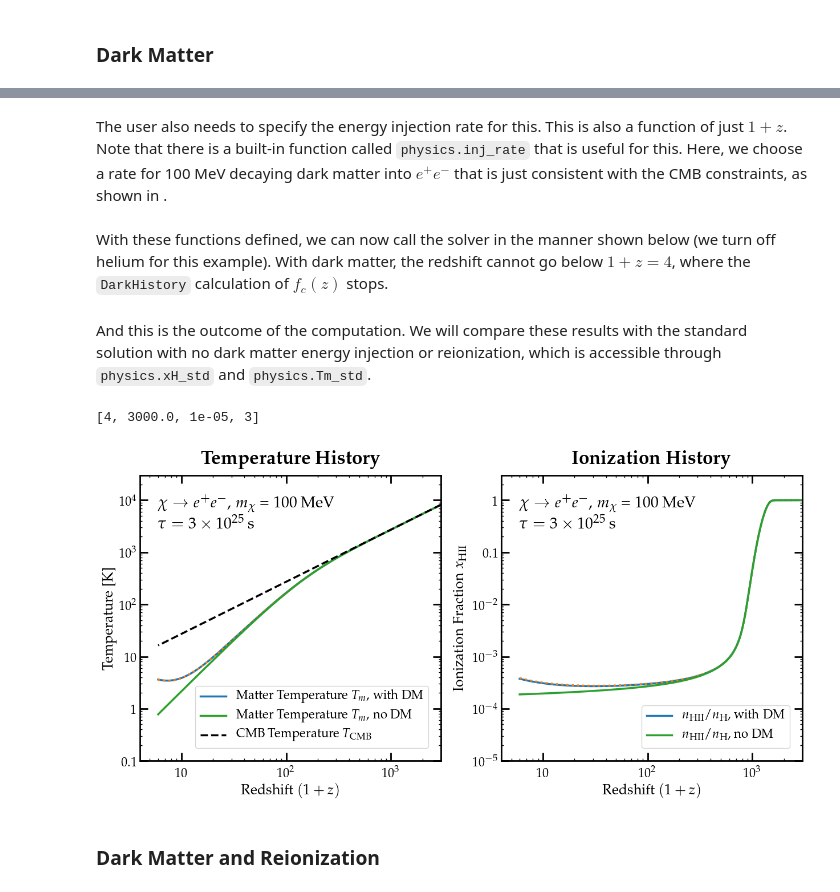
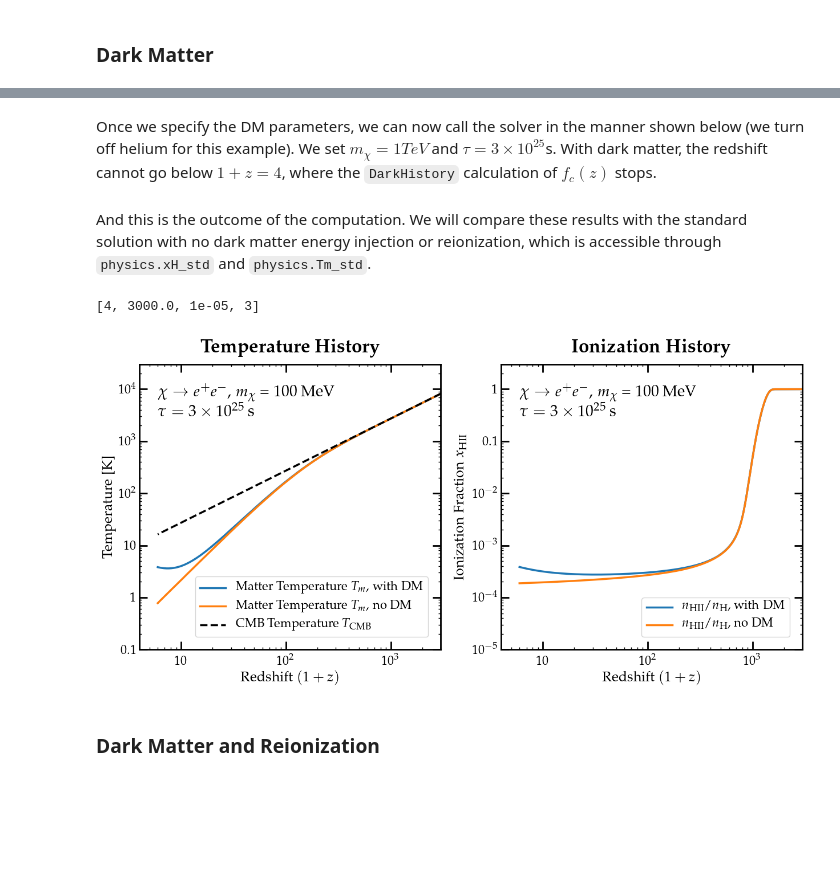
Before and after one commit to hongwanliu/DarkHistory, a Jupyter notebook: examples/Example_8_Ionization_and_Thermal_History.ipynb, the cells around one changed output, grey strips where cells are left out. Drawn from its saved outputs; the diff is of its cells as text; code cells hidden in the pictures; blank space fills up the shorter version.

Commit message:
Cleaned up Example 8 to use the new tla.get_history with the baseline_f option
* also cleaned Example 9, 10, and 11

```diff
--- a/examples/Example_8_Ionization_and_Thermal_History.ipynb
+++ b/examples/Example_8_Ionization_and_Thermal_History.ipynb
@@ -487,2 +444,0 @@ def f_heating(rs, xHI, xHeI, xHeII):
-# %% [markdown]
-The user also needs to specify the energy injection rate for this. This is also a function of just $1+z$. Note that there is a built-in function called `physics.inj_rate` that is useful for this. Here, we choose a rate for 100 MeV decaying dark matter into $e^+e^-$ that is just consistent with the CMB constraints, as shown in <cite data-cite="6232408/VKMX8MFJ"></cite>.
@@ -495,39 +445,28 @@ def dm_injection_rate(rs):
 # %% [markdown]
-With these functions defined, we can now call the solver in the manner shown below (we turn off helium for this example). With dark matter, the redshift cannot go below $1+z = 4$, where the `DarkHistory` calculation of $f_c(z)$ stops.
+Once we specify the DM parameters, we can now call the solver in the manner shown below (we turn off helium for this example).  We set $m_\chi = 1 TeV$ and $\tau = 3 \times 10^{25}$s.  With dark matter, the redshift cannot go below $1+z = 4$, where the `DarkHistory` calculation of $f_c(z)$ stops.
 # %%
 %autoreload
 rs_vec_DM = np.flipud(np.arange(6, 3000., 0.1))
 
-soln_DM_bak = tla.get_history(
-    rs_vec_DM,
-    f_H_ion=f_H_ion, f_H_exc=f_H_exc,
-    f_heating=f_heating, injection_rate=dm_injection_rate,
+soln_DM = tla.get_history(
+    rs_vec_DM, baseline_f = True,
+    inj_particle = 'elec', DM_process = 'decay',
+    mDM=1e12, lifetime = 3e25,
     reion_switch=False,
-    helium_TLA=False
+    helium_TLA=False,
+    mxstep=2000
 )
-
-soln_DM = tla.get_history(
-    rs_vec_DM, baseline_f = True, inj_particle='elec',
-    DM_process = 'decay',
-    mDM = 1e12, lifetime = 3e25,
-    reion_switch=False,
-    helium_TLA=False
-)
 # %% [markdown]
 And this is the outcome of the computation. We will compare these results with the standard solution with no dark matter energy injection or reionization, which is accessible through `physics.xH_std` and `physics.Tm_std`.
 # %%
 Tm_DM = soln_DM[:,0]/phys.kB
 xHII_DM = soln_DM[:,1]
-
-Tm_DM_bak = soln_DM_bak[:,0]/phys.kB
-xHII_DM_bak = soln_DM_bak[:,1]
 
 fig_DM = plt.figure(figsize=(15,6.5))
 
 ax = plt.subplot(1,2,1)
 
 plt_T_DM,  = plt.plot(rs_vec_DM, Tm_DM, label=r'Matter Temperature $T_m$, with DM')
-plt.plot(rs_vec_DM, Tm_DM_bak, ':', label=r'Matter Temperature $T_m$, with DM OLD')
 plt_T_std, = plt.plot(rs_vec_DM, phys.Tm_std(rs_vec_DM)/phys.kB, label=r'Matter Temperature $T_m$, no DM')
 # Plot the CMB temperature for comparison, using the function phys.TCMB
 plt_T_CMB, = plt.plot(rs_vec_DM, phys.TCMB(rs_vec_DM)/phys.kB, 'k--', label=r'CMB Temperature $T_\mathrm{CMB}$')
@@ -541,35 +480,34 @@ ax.set_yscale('log')
 
 leg = plt.legend(handles=[plt_T_DM, plt_T_std, plt_T_CMB], loc=4)
 
 
 plt.title(r'\bf{Temperature History}')
 plt.xlabel(r'Redshift $(1+z)$')
 plt.ylabel('Temperature [K]')
 plt.axis([4, 3e3, 1e-1, 3e4])
 
 ax = plt.subplot(1,2,2)
 
 plt_xHII_DM,    = plt.plot(rs_vec_DM, xHII_DM, label=r'$n_\mathrm{HII}/n_\mathrm{H}$, with DM')
-plt.plot(rs_vec_DM, xHII_DM_bak, ':', label=r'xe OLD')
 plt_xHII_std,   = plt.plot(rs_vec_DM, phys.xHII_std(rs_vec_DM), label=r'$n_\mathrm{HII}/n_\mathrm{H}$, no DM')
 
 # Text
 plt.text(0.06, 0.88, r'$\chi \to e^+e^-$, $m_\chi$ = 100 MeV', fontsize=20, transform=ax.transAxes)
 plt.text(0.06, 0.82, r'$\tau = 3 \times 10^{25}$ s', fontsize=20, transform=ax.transAxes)
 
 leg = plt.legend(handles=[plt_xHII_DM, plt_xHII_std], loc=4)
 
 
 ax.set_xscale('log')
 ax.set_yscale('log')
 
 plt.title(r'\bf{Ionization History}')
 plt.xlabel(r'Redshift $(1+z)$')
 plt.ylabel(r'Ionization Fraction $x_\mathrm{HII}$')
 plt.axis([4, 3e3, 1e-5, 3])
 # %% [output]
 [4, 3000.0, 1e-05, 3]
-[figure, old version]
+[figure, new version]
 # %% [markdown]
 ### Dark Matter and Reionization
 # %% [markdown]
```
Also changed, not shown: parts of 12 cells of this notebook, 3 other files.
